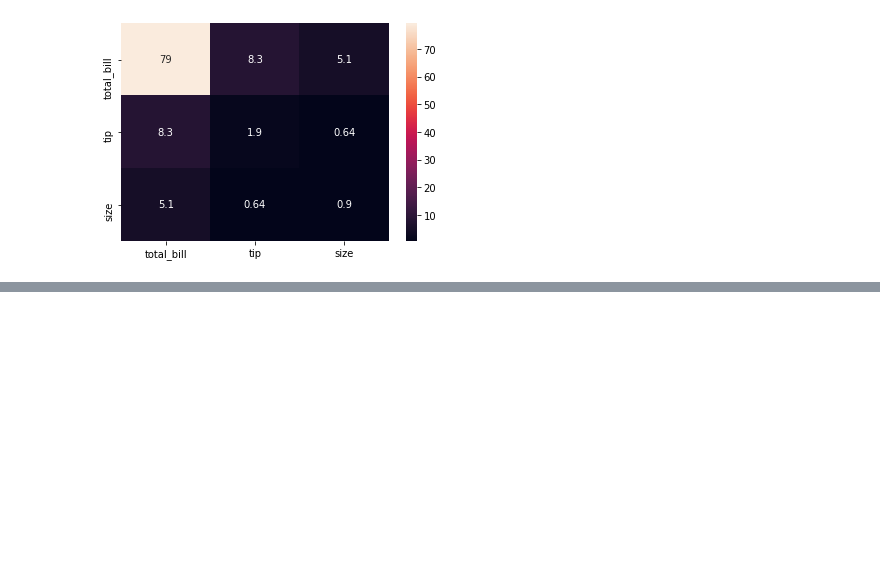
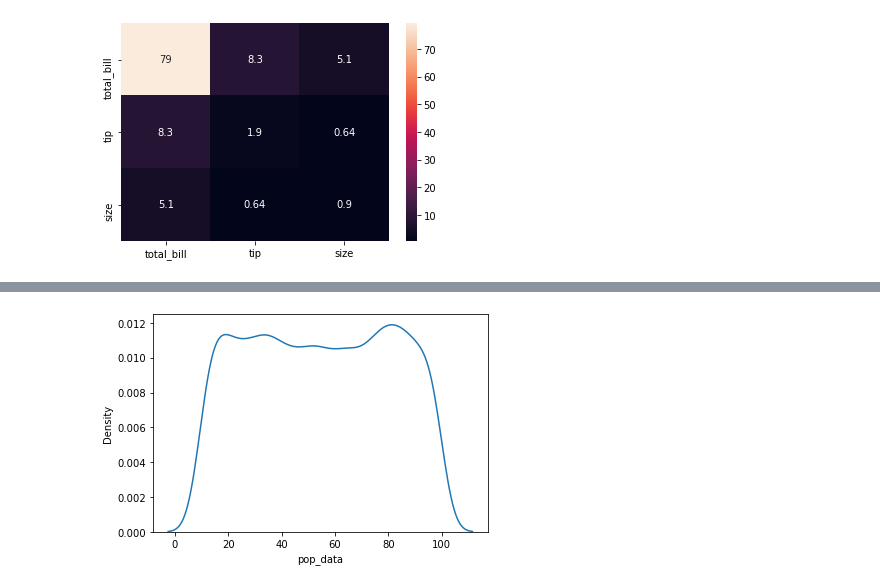
Before and after one commit to saleemullah7654321/DataScience, a Jupyter notebook: 1.Statistics.ipynb, the cells around one changed output, grey strips where cells are left out. Saved outputs shown, nothing was run; the diff lists cells and outputs as text; code cells hidden in the pictures; blank space fills up the shorter version.

```diff
--- a/1.Statistics.ipynb
+++ b/1.Statistics.ipynb
@@ -716,0 +721,4 @@ The Centeral Limit Theorem(CLT) states that when plotting a sample distribution
+# %%
+pop_data = np.random.randint(10,100,10000)
+pop_table = pd.DataFrame({"pop_data":pop_data})
+pop_table
@@ -716,0 +739,4 @@ The Centeral Limit Theorem(CLT) states that when plotting a sample distribution
+# %%
+sns.kdeplot(x='pop_data',data=pop_table);
+# %% [output]
+[figure, added]
```
Also changed, not shown: parts of 10 cells of this notebook.
